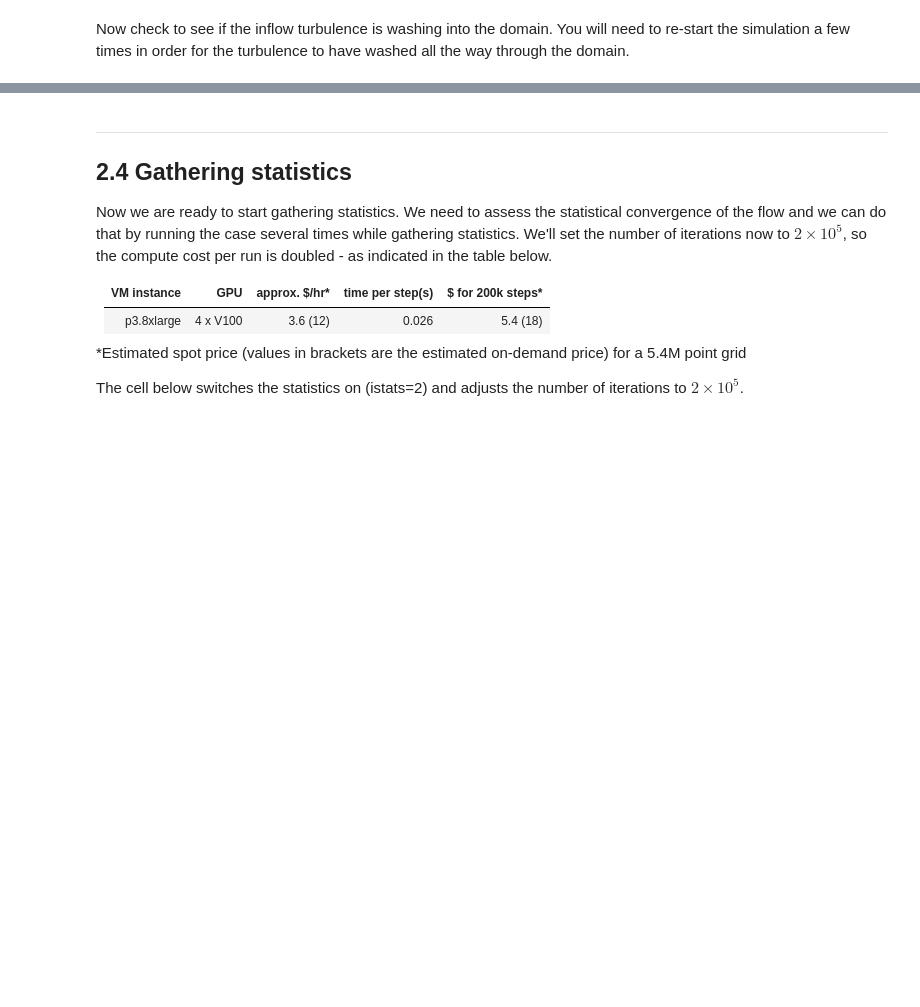
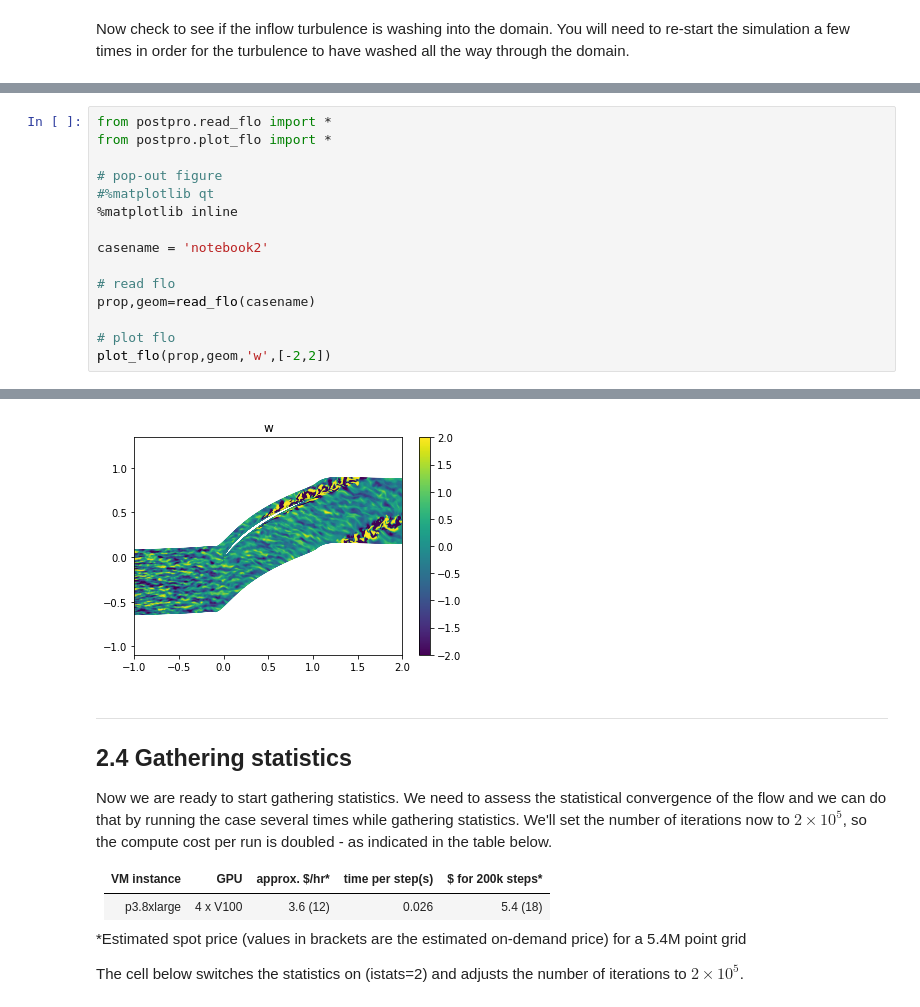
Before and after one commit to aw329/desktop-dns, a Jupyter notebook: DesktopDNS_2.ipynb, the cells around one changed output, grey strips where cells are left out. Drawn from its saved outputs; the diff is of its cells as text; blank space fills up the shorter version.

```diff
--- a/DesktopDNS_2.ipynb
+++ b/DesktopDNS_2.ipynb
@@ -316,0 +375,16 @@ plot_flo(prop,geom,'w',[-1,1])
+# %%
+from postpro.read_flo import *
+from postpro.plot_flo import *
+
+# pop-out figure
+#%matplotlib qt
+%matplotlib inline
+
+casename = 'notebook2'
+
+# read flo
+prop,geom=read_flo(casename)
+
+# plot flo
+plot_flo(prop,geom,'w',[-2,2])
+# %% [output]
@@ -317,3 +392,4 @@ plot_flo(prop,geom,'w',[-1,1])
+[figure, added]
 # %% [markdown]
 
 ---
```
Also changed, not shown: parts of 26 cells of this notebook, 22 other files.
